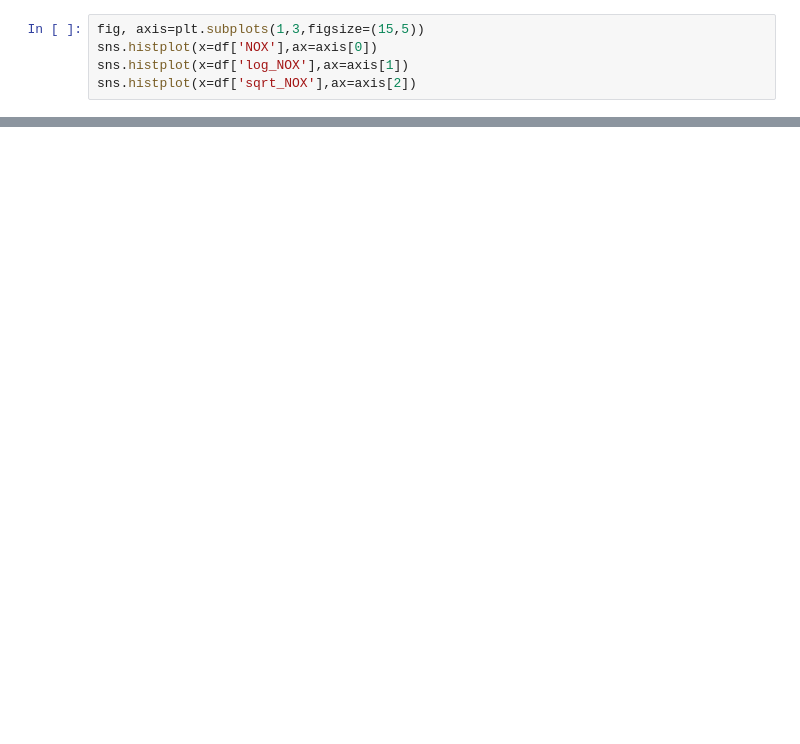
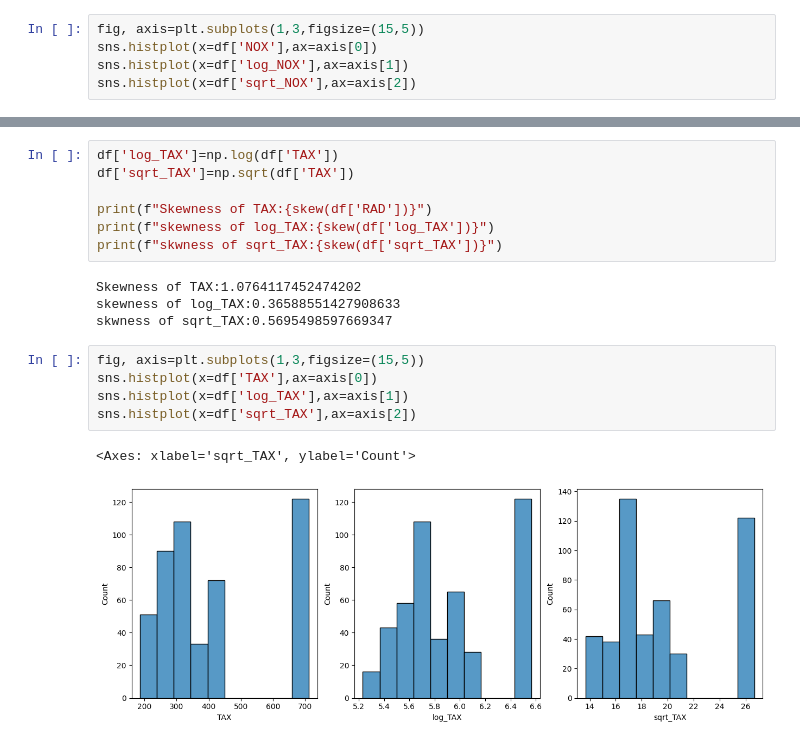
Before and after one commit to Farazmghm/Business-Machine-Learning-and-EDA, a Jupyter notebook: Crime.ipynb, the cells around one changed output, grey strips where cells are left out. Saved outputs shown, nothing was run; the diff lists cells and outputs as text; blank space fills up the shorter version.

```diff
--- a/Crime.ipynb
+++ b/Crime.ipynb
@@ -424,0 +465,19 @@ sns.histplot(x=df['sqrt_AGE'],ax=axis[2])
+# %%
+df['log_TAX']=np.log(df['TAX'])
+df['sqrt_TAX']=np.sqrt(df['TAX'])
+
+print(f"Skewness of TAX:{skew(df['RAD'])}")
+print(f"skewness of log_TAX:{skew(df['log_TAX'])}")
+print(f"skwness of sqrt_TAX:{skew(df['sqrt_TAX'])}")
+# %% [output]
+Skewness of TAX:1.0764117452474202
+skewness of log_TAX:0.36588551427908633
+skwness of sqrt_TAX:0.5695498597669347
+# %%
+fig, axis=plt.subplots(1,3,figsize=(15,5))
+sns.histplot(x=df['TAX'],ax=axis[0])
+sns.histplot(x=df['log_TAX'],ax=axis[1])
+sns.histplot(x=df['sqrt_TAX'],ax=axis[2])
+# %% [output]
+<Axes: xlabel='sqrt_TAX', ylabel='Count'>
+[figure, added]
```
Also changed, not shown: parts of 12 cells of this notebook.
